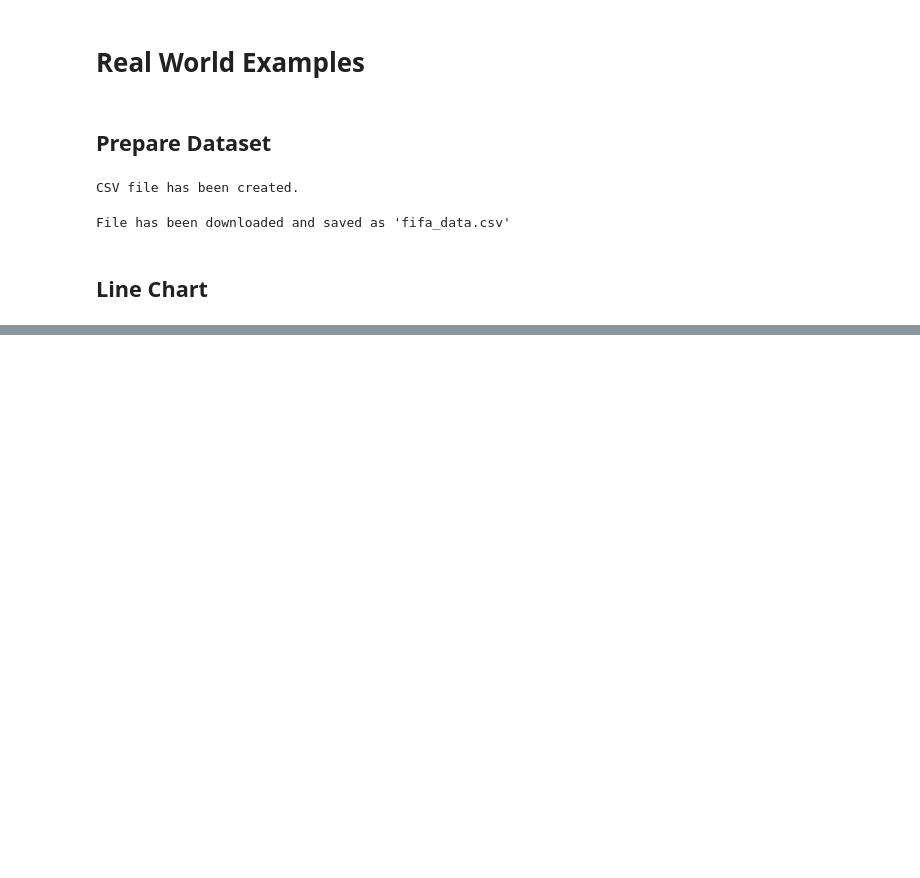
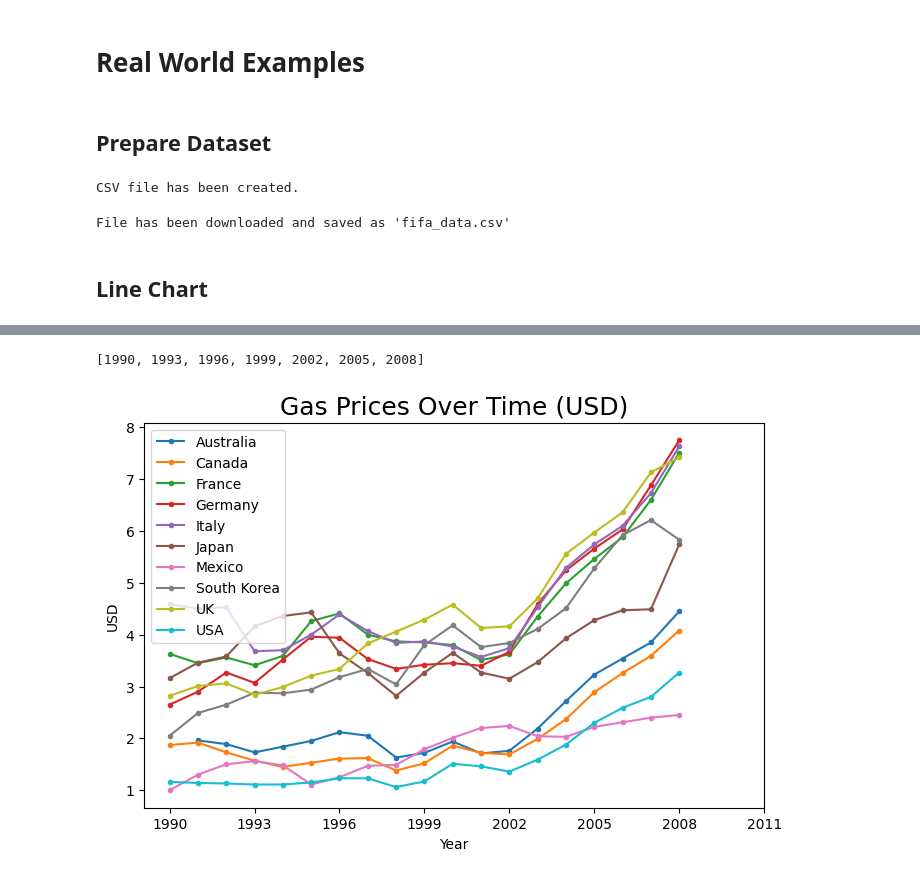
Before and after one commit to Anjasfedo/data-analysis, a Jupyter notebook: Matplotlib.ipynb, the cells around one changed output, grey strips where cells are left out. Saved outputs shown, nothing was run; the diff lists cells and outputs as text; code cells hidden in the pictures; blank space fills up the shorter version.

```diff
--- a/Matplotlib.ipynb
+++ b/Matplotlib.ipynb
@@ -250,0 +300,27 @@ File has been downloaded and saved as 'fifa_data.csv'
+# %%
+gas = pd.read_csv("gas_prices.csv")
+
+plt.figure(figsize=(8,5))
+
+for country in gas:
+    if country != "Year":
+        plt.plot(gas.Year, gas[country], marker=".", label=country)
+
+plt.title("Gas Prices Over Time (USD)", fontdict={"fontsize": 18})
+plt.xlabel("Year")
+plt.ylabel("USD")
+
+plt.legend()
+
+year_list = gas.Year[::3].tolist()
+print(year_list)
+year_list.append(2011)
+
+plt.xticks(year_list)
+
+plt.savefig("gas_price_figure.png")
+
+plt.show()
+# %% [output]
+[1990, 1993, 1996, 1999, 2002, 2005, 2008]
+[figure, added]
```
Also changed, not shown: parts of 2 cells of this notebook.
